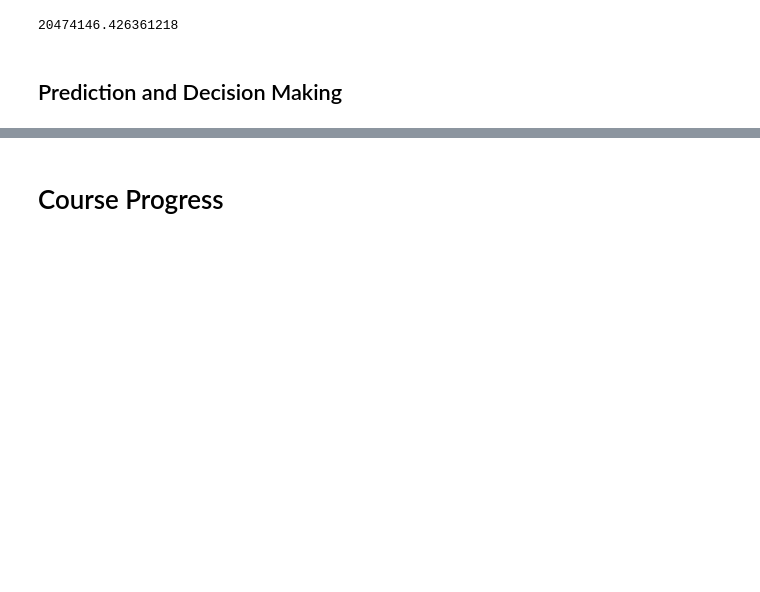
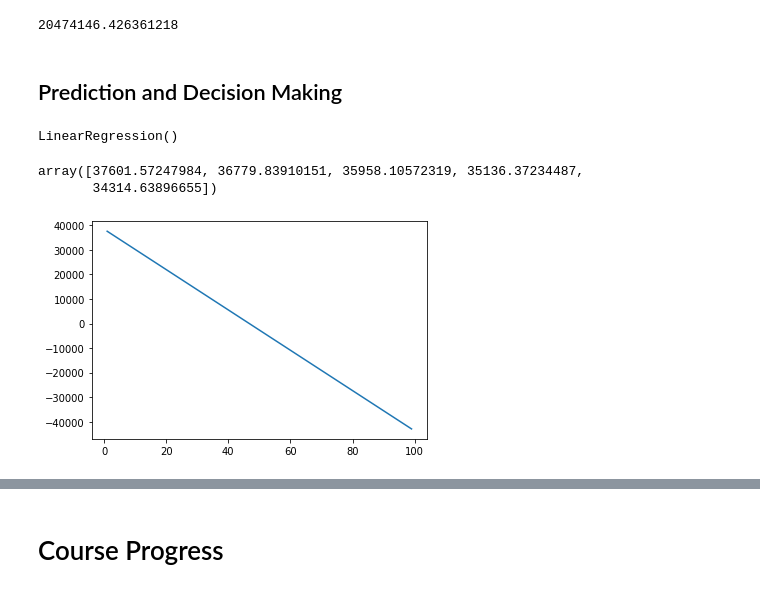
Before and after one commit to PosgradoMNA/actividades-de-aprendizaje-rzunick, a Jupyter notebook: Semana_7_Actividad_1_Data_Analysis_with_Python_(IBM)_Modulo_4_Ronald_Zuniga_A01686240.ipynb, the cells around one changed output, grey strips where cells are left out. Cells and saved outputs as stored; diff of their text form; code cells hidden in the pictures; blank space fills up the shorter version.

```diff
--- a/Semana_7_Actividad_1_Data_Analysis_with_Python_(IBM)_Modulo_4_Ronald_Zuniga_A01686240.ipynb
+++ b/Semana_7_Actividad_1_Data_Analysis_with_Python_(IBM)_Modulo_4_Ronald_Zuniga_A01686240.ipynb
@@ -346,0 +352,18 @@ mean_squared_error(df['price'], p(x))
+# %%
+new_input=np.arange(1, 100, 1).reshape(-1, 1)
+# %%
+lm.fit(X, Y)
+lm
+# %% [output]
+LinearRegression()
+# %%
+yhat=lm.predict(new_input)
+yhat[0:5]
+# %% [output]
+array([37601.57247984, 36779.83910151, 35958.10572319, 35136.37234487,
+       34314.63896655])
+# %%
+plt.plot(new_input, yhat)
+plt.show()
+# %% [output]
+[figure, added]
```
Also changed, not shown: parts of 3 cells of this notebook.
